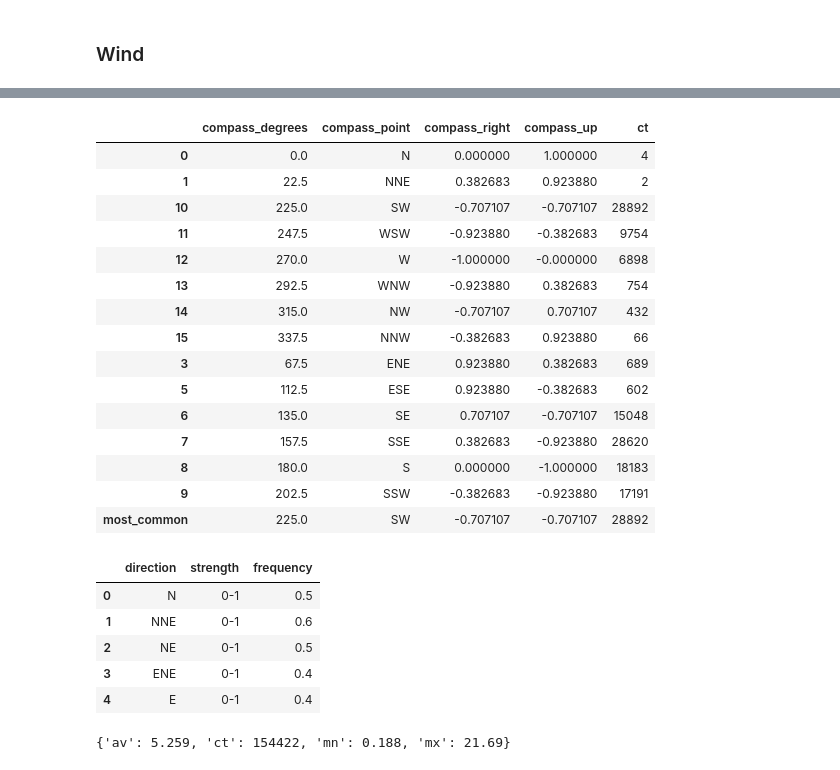
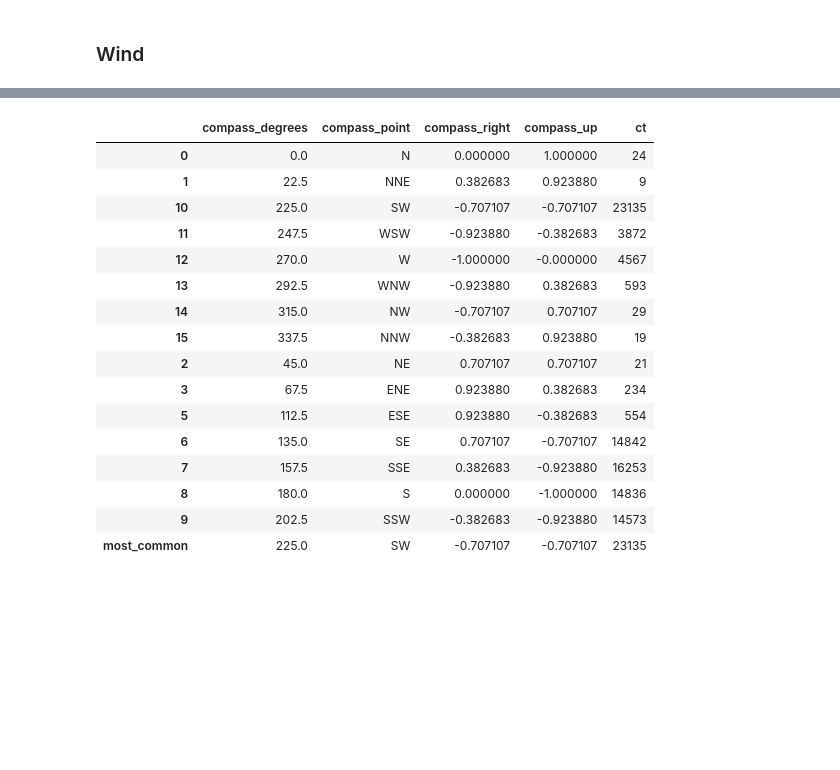
Before and after one commit to tangcc35/DATA1050_DanTheBest, a Jupyter notebook: test_api.ipynb, the cells around one changed output, grey strips where cells are left out. Cells and saved outputs as stored; diff of their text form; code cells hidden in the pictures; blank space fills up the shorter version.

```diff
--- a/test_api.ipynb
+++ b/test_api.ipynb
@@ -351,36 +302,24 @@ main_keys
 # %%
-day = '370'
+day = '371'
 df_wind = pd.DataFrame.from_dict(df["wind"][df["sol_day"] == day].iloc[0], orient='index')
 df_wind
 # %% [output]
 |  | compass_degrees | compass_point | compass_right | compass_up | ct |
-| 0 | 0.0 | N | 0.000000 | 1.000000 | 4 |
-| 1 | 22.5 | NNE | 0.382683 | 0.923880 | 2 |
-| 10 | 225.0 | SW | -0.707107 | -0.707107 | 28892 |
-| 11 | 247.5 | WSW | -0.923880 | -0.382683 | 9754 |
-| 12 | 270.0 | W | -1.000000 | -0.000000 | 6898 |
-| 13 | 292.5 | WNW | -0.923880 | 0.382683 | 754 |
-| 14 | 315.0 | NW | -0.707107 | 0.707107 | 432 |
-| 15 | 337.5 | NNW | -0.382683 | 0.923880 | 66 |
-| 3 | 67.5 | ENE | 0.923880 | 0.382683 | 689 |
-| 5 | 112.5 | ESE | 0.923880 | -0.382683 | 602 |
-| 6 | 135.0 | SE | 0.707107 | -0.707107 | 15048 |
-| 7 | 157.5 | SSE | 0.382683 | -0.923880 | 28620 |
-| 8 | 180.0 | S | 0.000000 | -1.000000 | 18183 |
-| 9 | 202.5 | SSW | -0.382683 | -0.923880 | 17191 |
-| most_common | 225.0 | SW | -0.707107 | -0.707107 | 28892 |
+| 0 | 0.0 | N | 0.000000 | 1.000000 | 24 |
+| 1 | 22.5 | NNE | 0.382683 | 0.923880 | 9 |
+| 10 | 225.0 | SW | -0.707107 | -0.707107 | 23135 |
+| 11 | 247.5 | WSW | -0.923880 | -0.382683 | 3872 |
+| 12 | 270.0 | W | -1.000000 | -0.000000 | 4567 |
+| 13 | 292.5 | WNW | -0.923880 | 0.382683 | 593 |
+| 14 | 315.0 | NW | -0.707107 | 0.707107 | 29 |
+| 15 | 337.5 | NNW | -0.382683 | 0.923880 | 19 |
+| 2 | 45.0 | NE | 0.707107 | 0.707107 | 21 |
+| 3 | 67.5 | ENE | 0.923880 | 0.382683 | 234 |
+| 5 | 112.5 | ESE | 0.923880 | -0.382683 | 554 |
+| 6 | 135.0 | SE | 0.707107 | -0.707107 | 14842 |
+| 7 | 157.5 | SSE | 0.382683 | -0.923880 | 16253 |
+| 8 | 180.0 | S | 0.000000 | -1.000000 | 14836 |
+| 9 | 202.5 | SSW | -0.382683 | -0.923880 | 14573 |
+| most_common | 225.0 | SW | -0.707107 | -0.707107 | 23135 |
-# %%
-wind.head()
-# %% [output]
-|  | direction | strength | frequency |
-| 0 | N | 0-1 | 0.5 |
-| 1 | NNE | 0-1 | 0.6 |
-| 2 | NE | 0-1 | 0.5 |
-| 3 | ENE | 0-1 | 0.4 |
-| 4 | E | 0-1 | 0.4 |
-# %%
-requested['364']['HWS']
-# %% [output]
-{'av': 5.259, 'ct': 154422, 'mn': 0.188, 'mx': 21.69}
 # %%
 wind = px.data.wind()
```
Also changed, not shown: parts of 30 cells of this notebook, 1 other file.
